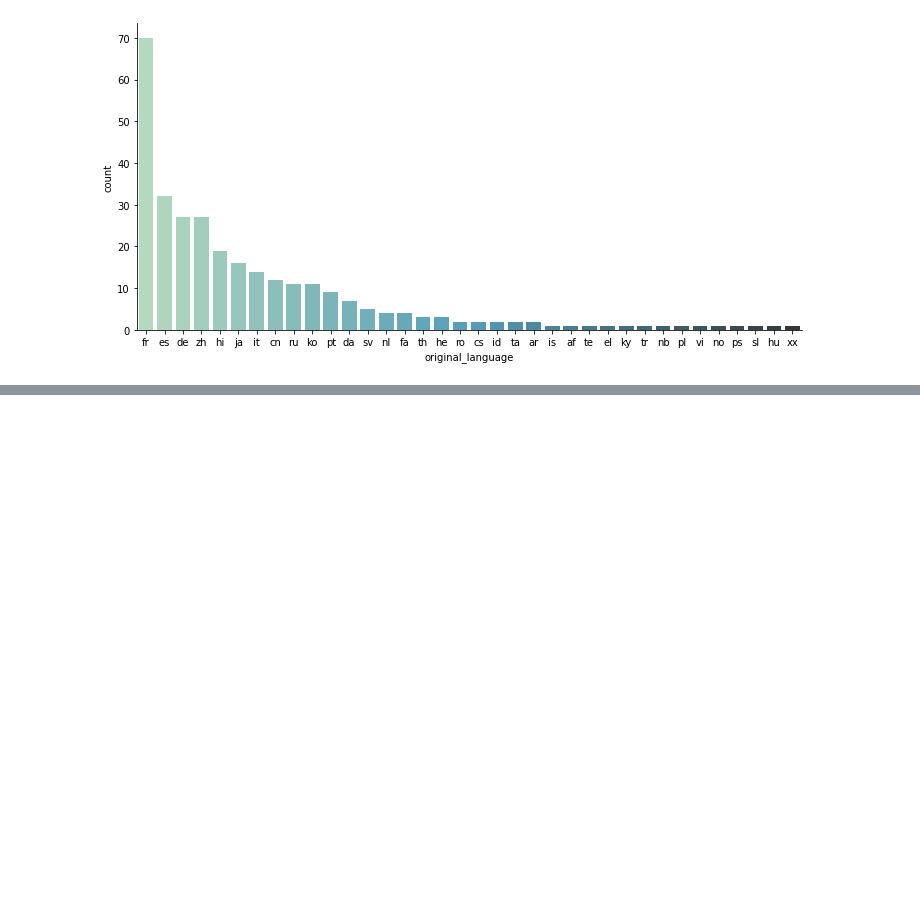
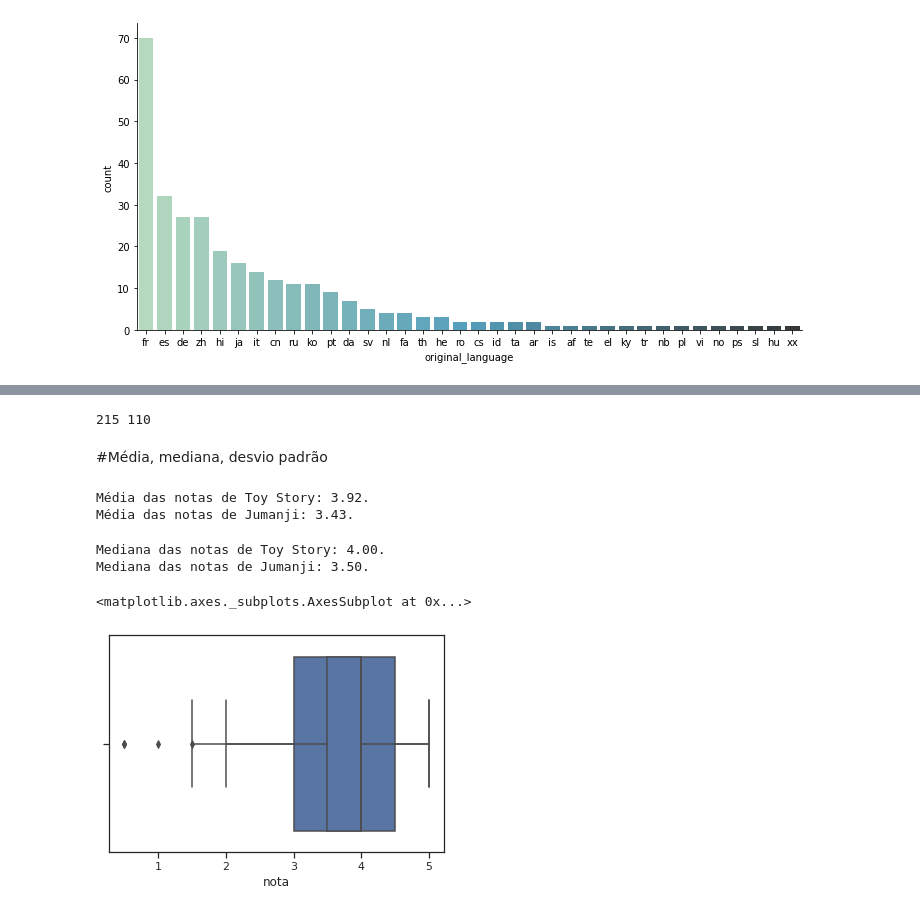
Before and after one commit to AllysonAbreu/data-exploratory-analysys, a Jupyter notebook: Introdução_à_Data_Science.ipynb, the cells around one changed output, grey strips where cells are left out. Saved outputs shown, nothing was run; the diff lists cells and outputs as text; code cells hidden in the pictures; blank space fills up the shorter version.

```diff
--- a/Introdução_à_Data_Science.ipynb
+++ b/Introdução_à_Data_Science.ipynb
@@ -389,0 +419,26 @@ sns.catplot(x = "original_language", kind="count",
+# %%
+notas_toy_story = notas.query("filmeId == 1")
+notas_jumanji = notas.query("filmeId == 2")
+print(len(notas_toy_story), len(notas_jumanji))
+# %% [output]
+215 110
+# %% [markdown]
+#Média, mediana, desvio padrão
+# %%
+print("Média das notas de Toy Story: %.2f." % notas_toy_story["nota"].mean())
+print("Média das notas de Jumanji: %.2f." % notas_jumanji["nota"].mean())
+# %% [output]
+Média das notas de Toy Story: 3.92.
+Média das notas de Jumanji: 3.43.
+# %%
+print("Mediana das notas de Toy Story: %.2f." % notas_toy_story["nota"].median())
+print("Mediana das notas de Jumanji: %.2f." % notas_jumanji["nota"].median())
+# %% [output]
+Mediana das notas de Toy Story: 4.00.
+Mediana das notas de Jumanji: 3.50.
+# %%
+sns.boxplot(notas_toy_story["nota"])
+sns.boxplot(notas_jumanji["nota"])
+# %% [output]
+<matplotlib.axes._subplots.AxesSubplot at 0x...>
+[figure, added]
```
Also changed, not shown: parts of 6 cells of this notebook.
